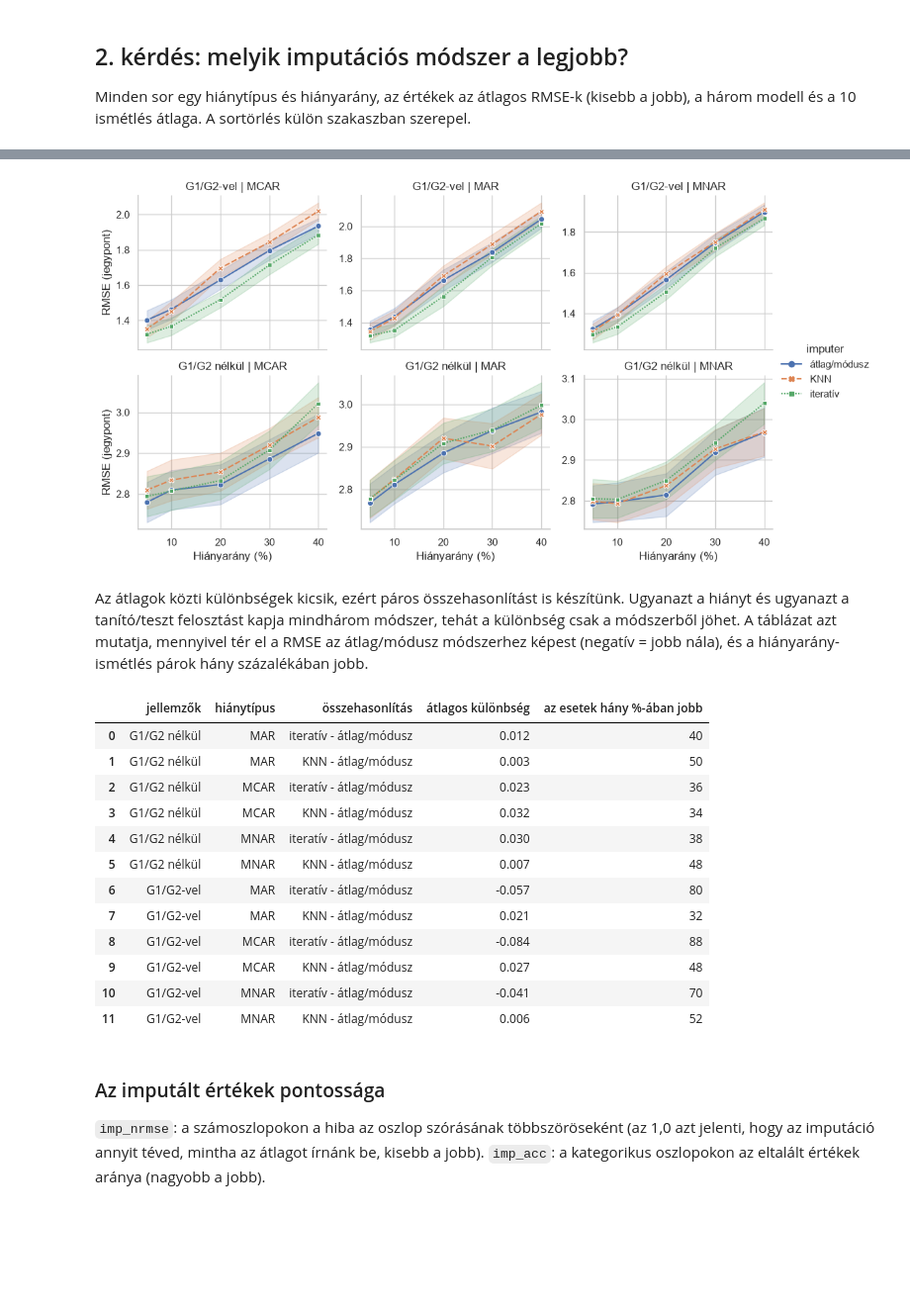
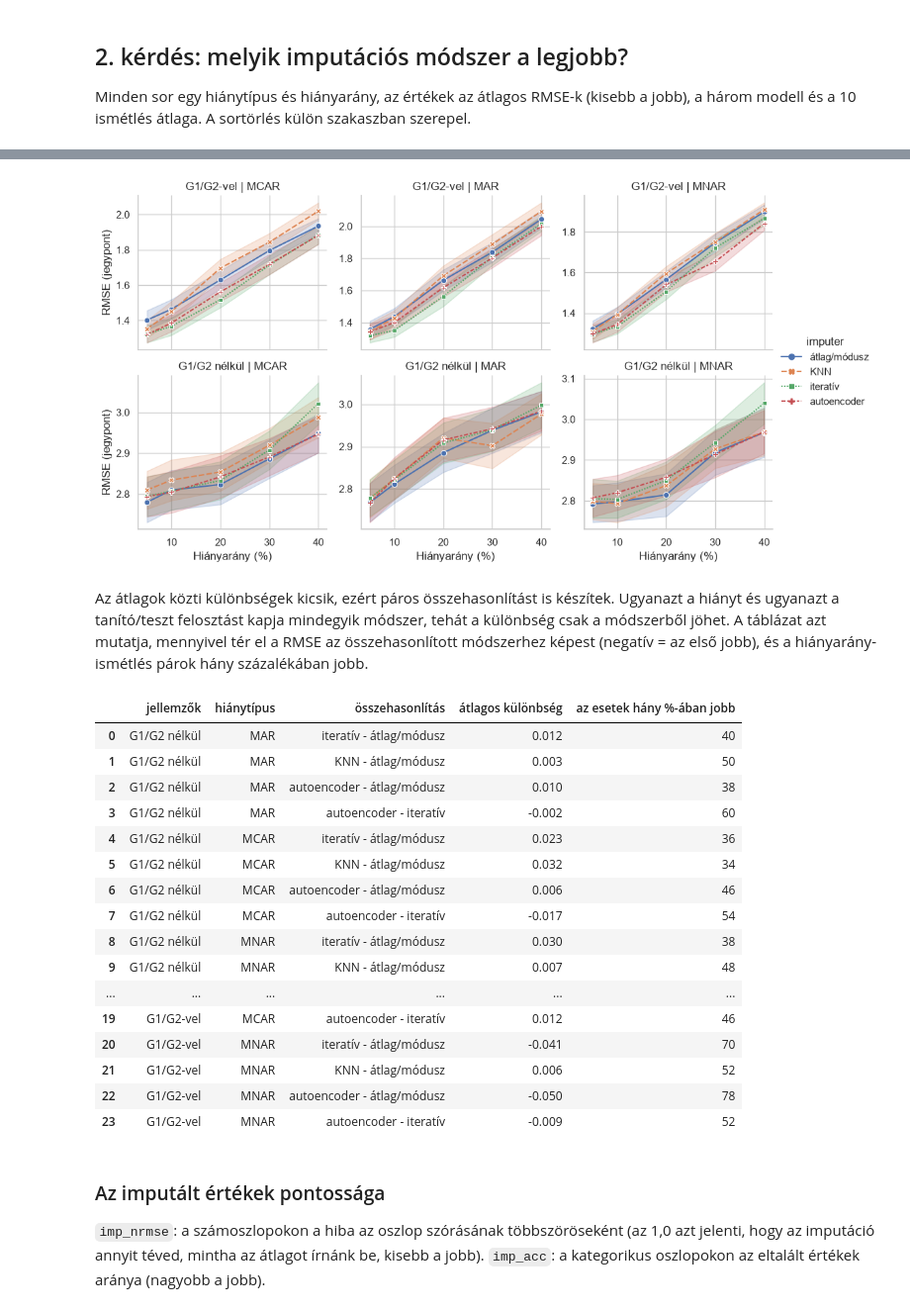
Before and after one commit to veronikavarga128/hianyzo-adatok, a Jupyter notebook: notebooks/02_analysis.ipynb, the cells around one changed output, grey strips where cells are left out. Shown at 99% size. Saved outputs shown, nothing was run; the diff lists cells and outputs as text; code cells hidden in the pictures; blank space fills up the shorter version.

```diff
--- a/notebooks/02_analysis.ipynb
+++ b/notebooks/02_analysis.ipynb
@@ -10,7 +10,11 @@ import seaborn as sns
 
 sns.set_theme(style="whitegrid")
 
-r = pd.read_csv("../results/results.csv")
+r = pd.concat(
+    [pd.read_csv("../results/results.csv"), pd.read_csv("../results/results_autoencoder.csv")],
+    ignore_index=True,
+)
+r = r.drop_duplicates(subset=["use_grades", "mechanism", "rate", "imputer", "model", "seed"])
 r["rate_pct"] = (r["rate"] * 100).round().astype(int)
 r["jellemzok"] = r["use_grades"].map({True: "G1/G2-vel", False: "G1/G2 nélkül"})
 r["imputer"] = r["imputer"].replace(
@@ -27,4 +31,5 @@ imput = miss[miss["imputer"] != "sortörlés"]
 lw = miss[miss["imputer"] == "sortörlés"]
 
 print(r.shape, "-", r["seed"].nunique(), "ismétlés")
+print(r["imputer"].value_counts().to_dict())
 # %% [output]
@@ -118,41 +124,45 @@ g.set_titles("{row_name} | {col_name}")
 g.savefig("../results/q2_imputerek.png", dpi=150, bbox_inches="tight")
 plt.show()
 # %% [output]
-[figure, old version]
+[figure, new version]
 # %% [markdown]
-Az átlagok közti különbségek kicsik, ezért páros összehasonlítást is készítünk. Ugyanazt a hiányt és ugyanazt a tanító/teszt felosztást kapja mindhárom módszer, tehát a különbség csak a módszerből jöhet. A táblázat azt mutatja, mennyivel tér el a RMSE az átlag/módusz módszerhez képest (negatív = jobb nála), és a hiányarány-ismétlés párok hány százalékában jobb.
+Az átlagok közti különbségek kicsik, ezért páros összehasonlítást is készítek. Ugyanazt a hiányt és ugyanazt a tanító/teszt felosztást kapja mindegyik módszer, tehát a különbség csak a módszerből jöhet. A táblázat azt mutatja, mennyivel tér el a RMSE az összehasonlított módszerhez képest (negatív = az első jobb), és a hiányarány-ismétlés párok hány százalékában jobb.
 # %%
 p = imput.pivot_table(
     index=["jellemzok", "mechanism", "rate", "model", "seed"], columns="imputer", values="rmse"
 )
 
 sorok = []
 for (nev, mech), d in p.groupby(level=["jellemzok", "mechanism"]):
-    for modszer in ["iteratív", "KNN"]:
-        # a három modell átlaga minden hiányarány-ismétlés párra
-        diff = (d[modszer] - d["átlag/módusz"]).groupby(level=["rate", "seed"]).mean()
+    for a, b in [("iteratív", "átlag/módusz"), ("KNN", "átlag/módusz"),
+                 ("autoencoder", "átlag/módusz"), ("autoencoder", "iteratív")]:
+        diff = (d[a] - d[b]).groupby(level=["rate", "seed"]).mean()
         sorok.append({
             "jellemzők": nev,
             "hiánytípus": mech,
-            "összehasonlítás": f"{modszer} - átlag/módusz",
+            "összehasonlítás": f"{a} - {b}",
             "átlagos különbség": round(diff.mean(), 3),
             "az esetek hány %-ában jobb": round((diff < 0).mean() * 100),
         })
 pd.DataFrame(sorok)
 # %% [output]
 |  | jellemzők | hiánytípus | összehasonlítás | átlagos különbség | az esetek hány %-ában jobb |
 | 0 | G1/G2 nélkül | MAR | iteratív - átlag/módusz | 0.012 | 40 |
 | 1 | G1/G2 nélkül | MAR | KNN - átlag/módusz | 0.003 | 50 |
-| 2 | G1/G2 nélkül | MCAR | iteratív - átlag/módusz | 0.023 | 36 |
-| 3 | G1/G2 nélkül | MCAR | KNN - átlag/módusz | 0.032 | 34 |
-| 4 | G1/G2 nélkül | MNAR | iteratív - átlag/módusz | 0.030 | 38 |
-| 5 | G1/G2 nélkül | MNAR | KNN - átlag/módusz | 0.007 | 48 |
-| 6 | G1/G2-vel | MAR | iteratív - átlag/módusz | -0.057 | 80 |
-| 7 | G1/G2-vel | MAR | KNN - átlag/módusz | 0.021 | 32 |
-| 8 | G1/G2-vel | MCAR | iteratív - átlag/módusz | -0.084 | 88 |
-| 9 | G1/G2-vel | MCAR | KNN - átlag/módusz | 0.027 | 48 |
-| 10 | G1/G2-vel | MNAR | iteratív - átlag/módusz | -0.041 | 70 |
-| 11 | G1/G2-vel | MNAR | KNN - átlag/módusz | 0.006 | 52 |
+| 2 | G1/G2 nélkül | MAR | autoencoder - átlag/módusz | 0.010 | 38 |
+| 3 | G1/G2 nélkül | MAR | autoencoder - iteratív | -0.002 | 60 |
+| 4 | G1/G2 nélkül | MCAR | iteratív - átlag/módusz | 0.023 | 36 |
+| 5 | G1/G2 nélkül | MCAR | KNN - átlag/módusz | 0.032 | 34 |
+| 6 | G1/G2 nélkül | MCAR | autoencoder - átlag/módusz | 0.006 | 46 |
+| 7 | G1/G2 nélkül | MCAR | autoencoder - iteratív | -0.017 | 54 |
+| 8 | G1/G2 nélkül | MNAR | iteratív - átlag/módusz | 0.030 | 38 |
+| 9 | G1/G2 nélkül | MNAR | KNN - átlag/módusz | 0.007 | 48 |
+| ... | ... | ... | ... | ... | ... |
+| 19 | G1/G2-vel | MCAR | autoencoder - iteratív | 0.012 | 46 |
+| 20 | G1/G2-vel | MNAR | iteratív - átlag/módusz | -0.041 | 70 |
+| 21 | G1/G2-vel | MNAR | KNN - átlag/módusz | 0.006 | 52 |
+| 22 | G1/G2-vel | MNAR | autoencoder - átlag/módusz | -0.050 | 78 |
+| 23 | G1/G2-vel | MNAR | autoencoder - iteratív | -0.009 | 52 |
 # %% [markdown]
 ### Az imputált értékek pontossága
 
```
Also changed, not shown: parts of 17 cells of this notebook, 5 other files.
